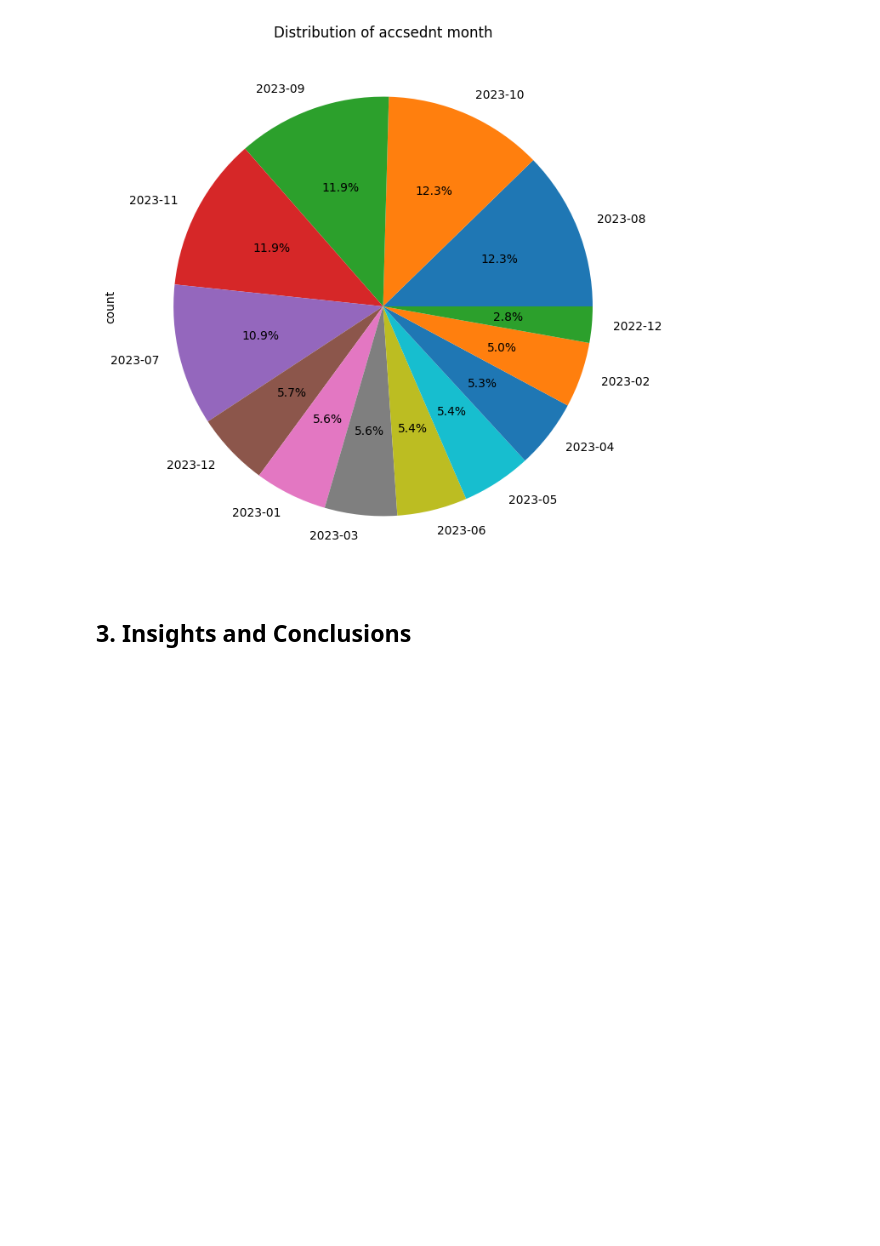
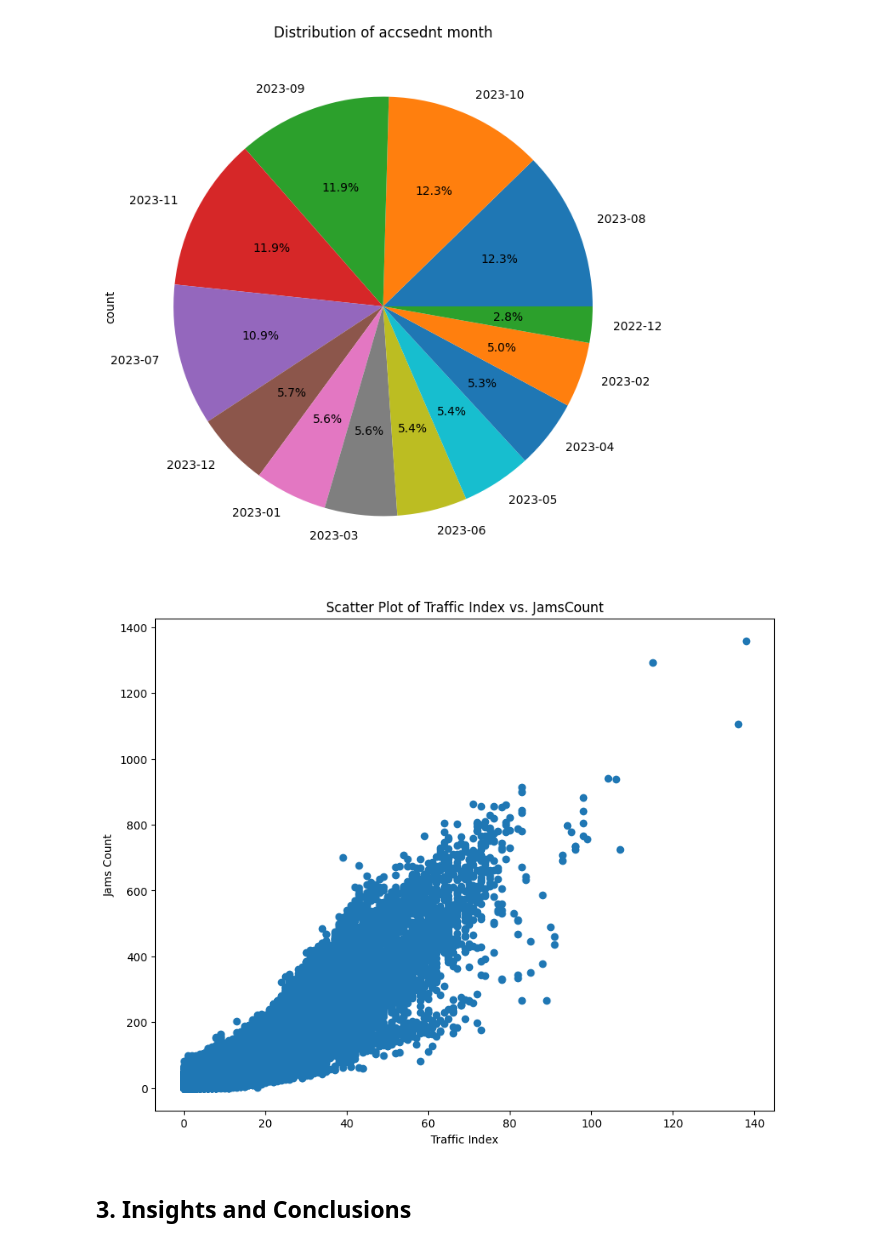
Before and after one commit to mo72001/T5, a Jupyter notebook: Task_(2)_Week_1.ipynb, the cells around one changed output. Saved outputs shown, nothing was run; the diff lists cells and outputs as text; code cells hidden in the pictures; blank space fills up the shorter version.

```diff
--- a/Task_(2)_Week_1.ipynb
+++ b/Task_(2)_Week_1.ipynb
@@ -237,6 +237,15 @@ plt.title('Distribution of accsednt month')
 plt.show()
 # %% [output]
 [figure]
+# %%
+plt.figure(figsize=(10, 8))
+plt.scatter(df['TrafficIndexLive'], df['JamsCount'])
+plt.xlabel('Traffic Index')
+plt.ylabel('Jams Count')
+plt.title('Scatter Plot of Traffic Index vs. JamsCount')
+plt.show()
+# %% [output]
+[figure, added]
 # %% [markdown]
 ## 3. Insights and Conclusions
 # %% [markdown]
```
